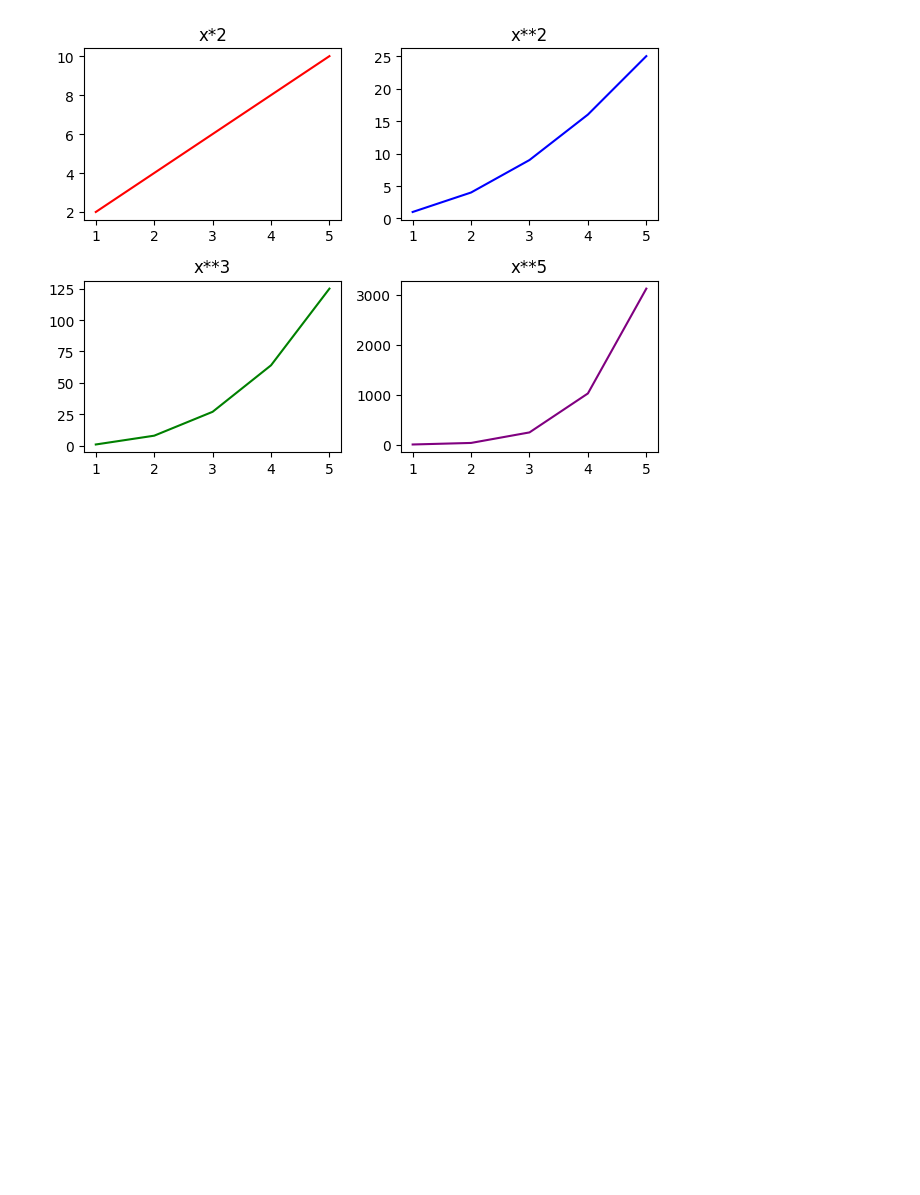
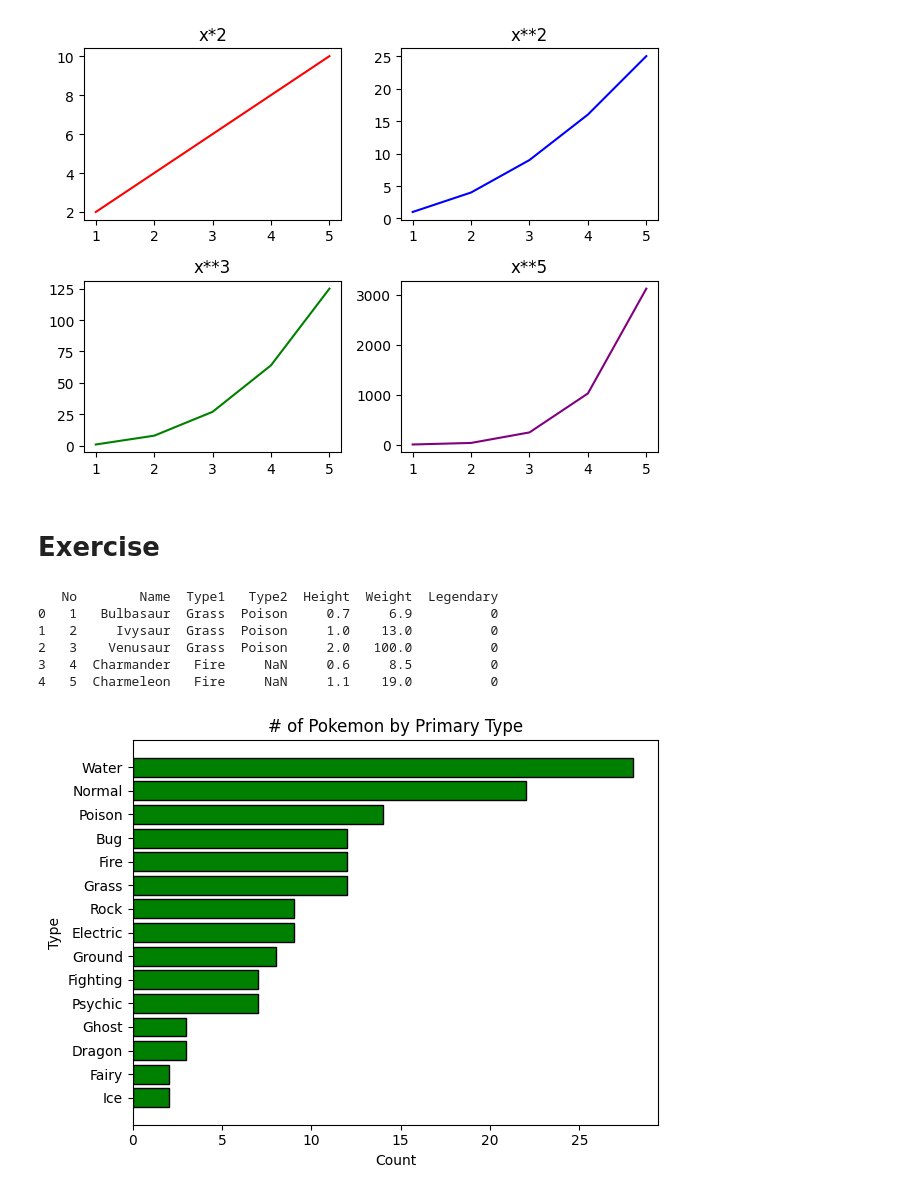
Before and after one commit to baldzhiyski/data-science-course, a Jupyter notebook: matplotlib/main.ipynb, the cells around one changed output. Drawn from its saved outputs; the diff is of its cells as text; code cells hidden in the pictures; blank space fills up the shorter version.

Commit message:
exercises

```diff
--- a/matplotlib/main.ipynb
+++ b/matplotlib/main.ipynb
@@ -127,3 +127,5 @@ plt.tight_layout()
 plt.show()
 # %% [output]
 [figure]
+# %% [markdown]
+# Exercise
@@ -129,0 +134,22 @@ plt.show()
+# %%
+df = pd.read_csv("./data.csv")
+# %% [output]
+   No        Name  Type1   Type2  Height  Weight  Legendary
+0   1   Bulbasaur  Grass  Poison     0.7     6.9          0
+1   2     Ivysaur  Grass  Poison     1.0    13.0          0
+2   3    Venusaur  Grass  Poison     2.0   100.0          0
+3   4  Charmander   Fire     NaN     0.6     8.5          0
+4   5  Charmeleon   Fire     NaN     1.1    19.0          0
+# %%
+type_count = df['Type1'].value_counts(ascending=True)
+
+
+plt.barh(type_count.index,type_count.values,color="green",edgecolor="black")
+
+plt.title("# of Pokemon by Primary Type")
+plt.xlabel("Count")
+plt.ylabel("Type")
+plt.tight_layout()
+plt.show()
+# %% [output]
+[figure, added]
```
Also changed, not shown: parts of 30 cells of this notebook, 1 other file.
